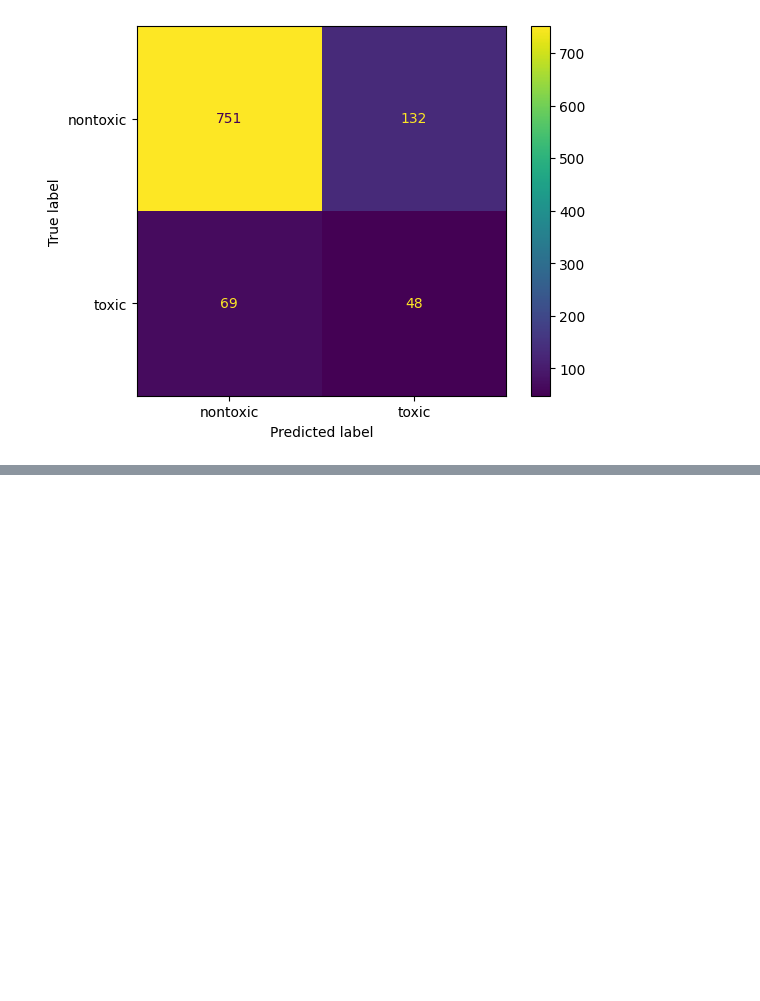
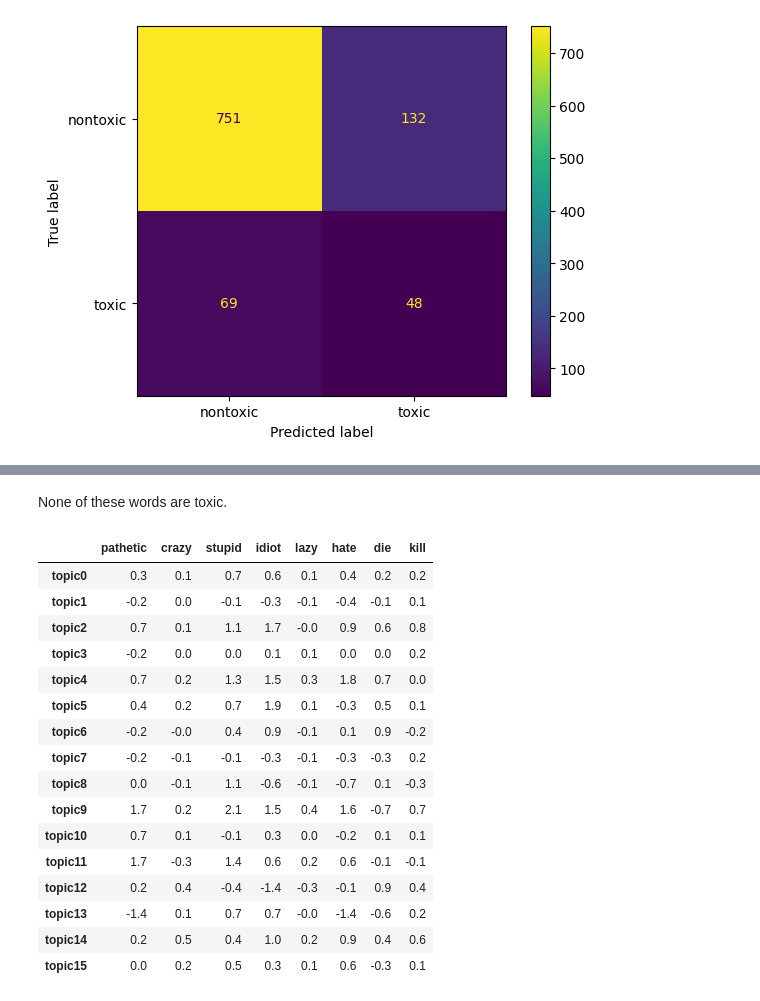
Before and after one commit to hieundx/nlp-in-action, a Jupyter notebook: 4/semantic-analysis.ipynb, the cells around one changed output, grey strips where cells are left out. Cells and saved outputs as stored; diff of their text form; code cells hidden in the pictures; blank space fills up the shorter version.

```diff
--- a/4/semantic-analysis.ipynb
+++ b/4/semantic-analysis.ipynb
@@ -237,0 +303,9 @@ disp.plot()
+# %%
+from sklearn.decomposition import TruncatedSVD
+
+svd = TruncatedSVD(n_components=16, n_iter=100)
+columns = ['topic{}'.format(i) for i in range(svd.n_components)]
+
+svd_topic_vectors = svd.fit_transform(tfidf_docs)
+svd_topic_vectors = pd.DataFrame(svd_topic_vectors, columns=columns, index=index)
+svd_topic_vectors.round(3).head(6)
@@ -237,0 +356,2 @@ disp.plot()
+# %%
+column_nums, terms = zip(*sorted(zip(tfidf_model.vocabulary_.values(), tfidf_model.vocabulary_.keys())))
@@ -237,0 +360,5 @@ disp.plot()
+# %%
+topic_term_matrix = pd.DataFrame(svd.components_, columns=terms, index=['topic{}'.format(i) for i in range(svd.n_components)])
+
+pd.options.display.max_columns = 8
+topic_term_matrix.sample(5, axis='columns', random_state=271828).head(4)
@@ -237,0 +371,25 @@ disp.plot()
+# %% [markdown]
+None of these words are toxic.
+# %%
+toxic_terms = topic_term_matrix[
+    'pathetic crazy stupid idiot lazy hate die kill'.split()
+].round(3) * 100 # multiple by 100 makes the weight easier to read
+toxic_terms
+# %% [output]
+|  | pathetic | crazy | stupid | idiot | lazy | hate | die | kill |
+| topic0 | 0.3 | 0.1 | 0.7 | 0.6 | 0.1 | 0.4 | 0.2 | 0.2 |
+| topic1 | -0.2 | 0.0 | -0.1 | -0.3 | -0.1 | -0.4 | -0.1 | 0.1 |
+| topic2 | 0.7 | 0.1 | 1.1 | 1.7 | -0.0 | 0.9 | 0.6 | 0.8 |
+| topic3 | -0.2 | 0.0 | 0.0 | 0.1 | 0.1 | 0.0 | 0.0 | 0.2 |
+| topic4 | 0.7 | 0.2 | 1.3 | 1.5 | 0.3 | 1.8 | 0.7 | 0.0 |
+| topic5 | 0.4 | 0.2 | 0.7 | 1.9 | 0.1 | -0.3 | 0.5 | 0.1 |
+| topic6 | -0.2 | -0.0 | 0.4 | 0.9 | -0.1 | 0.1 | 0.9 | -0.2 |
+| topic7 | -0.2 | -0.1 | -0.1 | -0.3 | -0.1 | -0.3 | -0.3 | 0.2 |
+| topic8 | 0.0 | -0.1 | 1.1 | -0.6 | -0.1 | -0.7 | 0.1 | -0.3 |
+| topic9 | 1.7 | 0.2 | 2.1 | 1.5 | 0.4 | 1.6 | -0.7 | 0.7 |
+| topic10 | 0.7 | 0.1 | -0.1 | 0.3 | 0.0 | -0.2 | 0.1 | 0.1 |
+| topic11 | 1.7 | -0.3 | 1.4 | 0.6 | 0.2 | 0.6 | -0.1 | -0.1 |
+| topic12 | 0.2 | 0.4 | -0.4 | -1.4 | -0.3 | -0.1 | 0.9 | 0.4 |
+| topic13 | -1.4 | 0.1 | 0.7 | 0.7 | -0.0 | -1.4 | -0.6 | 0.2 |
+| topic14 | 0.2 | 0.5 | 0.4 | 1.0 | 0.2 | 0.9 | 0.4 | 0.6 |
+| topic15 | 0.0 | 0.2 | 0.5 | 0.3 | 0.1 | 0.6 | -0.3 | 0.1 |
```
Also changed, not shown: parts of 25 cells of this notebook.
